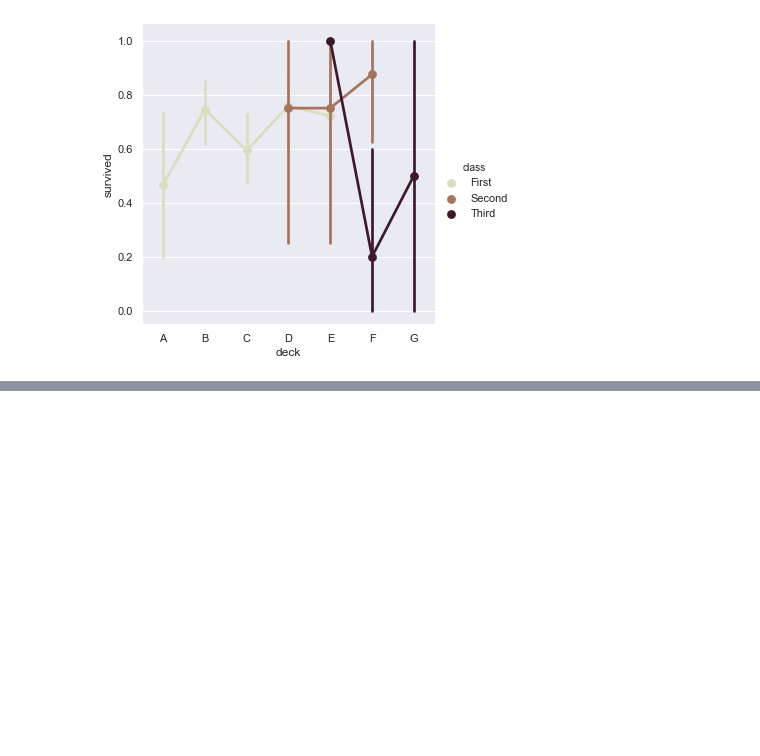
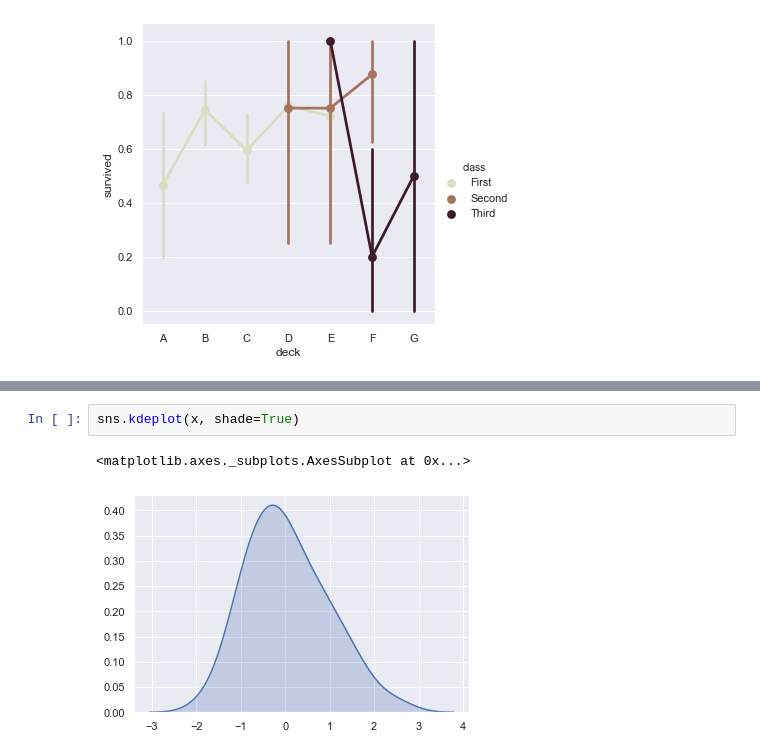
Before and after one commit to yonycherkos/data_analysis, a Jupyter notebook: seaborn/Seaborn Crash Course.ipynb, the cells around one changed output, grey strips where cells are left out. Saved outputs shown, nothing was run; the diff lists cells and outputs as text; blank space fills up the shorter version.

```diff
--- a/seaborn/Seaborn Crash Course.ipynb
+++ b/seaborn/Seaborn Crash Course.ipynb
@@ -329,0 +348,5 @@ sns.catplot(x="deck", y="survived", data=titanic, kind="point", hue="class", pal
+# %%
+sns.kdeplot(x, shade=True)
+# %% [output]
+<matplotlib.axes._subplots.AxesSubplot at 0x...>
+[figure, added]
```
Also changed, not shown: parts of 12 cells of this notebook.
